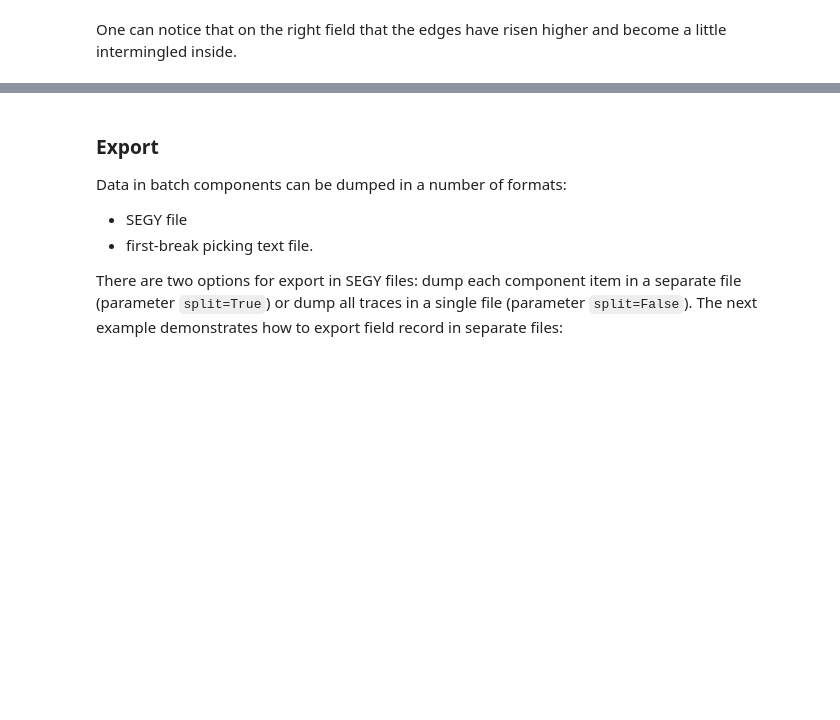
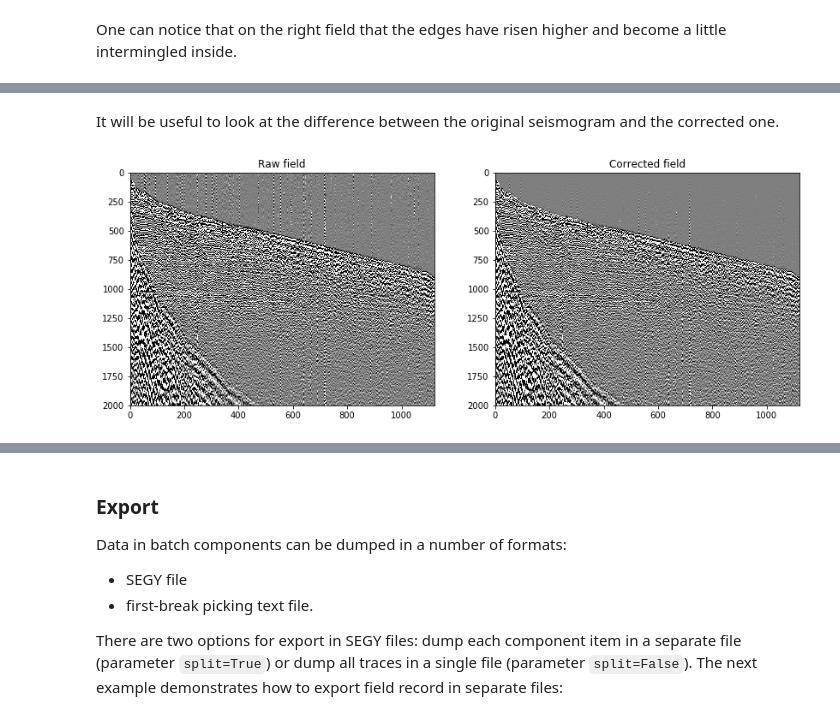
Before and after one commit to learnserd/SeismicPro, a Jupyter notebook: tutorials/2.Batch.ipynb, the cells around one changed output, grey strips where cells are left out. Cells and saved outputs as stored; diff of their text form; code cells hidden in the pictures; blank space fills up the shorter version.

Commit message:
add tutorial, fix names and mistakes

```diff
--- a/tutorials/2.Batch.ipynb
+++ b/tutorials/2.Batch.ipynb
@@ -232,0 +247,5 @@ One can notice that on the right field that the edges have risen higher and beco
+# %%
+speed = np.array([1524]*700 + [1924.5]*300 + [2184.0]*400 +  [2339.6]*400 +
+                 [2676]*150 + [2889.5]*2250 + [3566]*2800 + [4785.3]*1000)
+time = range(0, 2000)
+sph_index = FieldIndex(name='raw', extra_headers='all', path='/notebooks/anton/spheare_difference/2_TAR_raw.sgy')
@@ -232,0 +262,14 @@ One can notice that on the right field that the edges have risen higher and beco
+# %%
+batch = (Dataset(sph_index, SeismicBatch).next_batch(1)
+         .load(fmt='segy', components='raw', tslice=slice(3000))
+         .sort_traces(src='raw', dst='raw', sort_by='offset')
+         .correct_spherical_divergence(src='raw', dst='corrected', time=time,
+                                       speed=speed, find_params=False, v_pow=0, t_pow=1)
+)
+# %% [markdown]
+It will be useful to look at the difference between the original seismogram and the corrected one.
+# %%
+seismic_plot([batch.raw[0], batch.corrected[0]], vmin=-cv, vmax=cv,
+             cmap='gray', figsize=(14, 5), names=['Raw field', 'Corrected field'])
+# %% [output]
+[figure, added]
```
Also changed, not shown: parts of 13 cells of this notebook, 4 other files.
